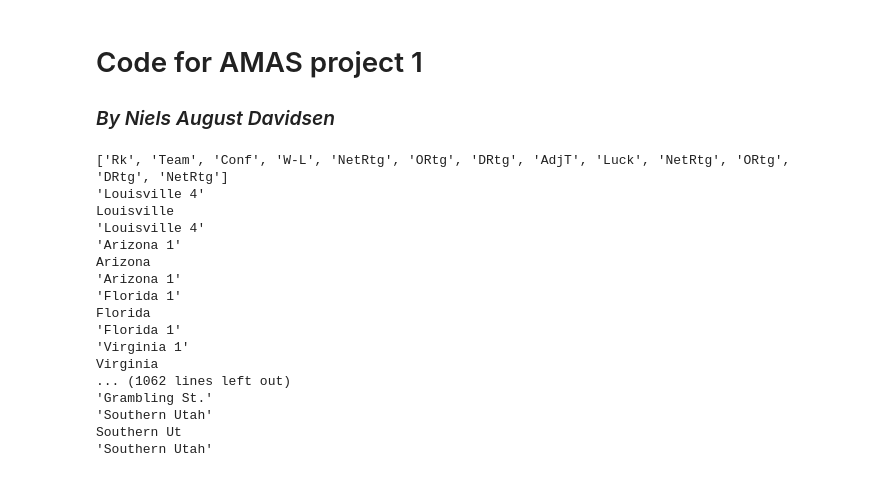
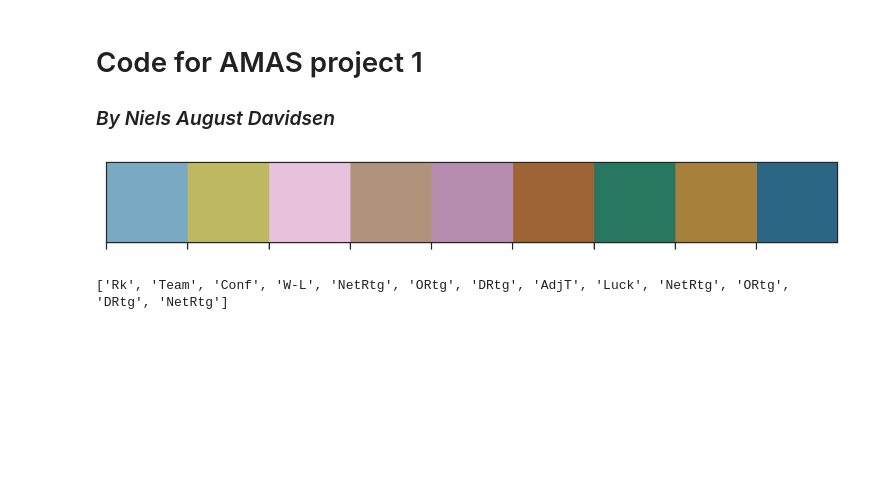
Before and after one commit to nielsdavidsen/AMAS_2025, a Jupyter notebook: Projects/Project_1/Project_1_Niels_Davidsen.ipynb, the cells around one changed output. Cells and saved outputs as stored; diff of their text form; code cells hidden in the pictures; blank space fills up the shorter version.

```diff
--- a/Projects/Project_1/Project_1_Niels_Davidsen.ipynb
+++ b/Projects/Project_1/Project_1_Niels_Davidsen.ipynb
@@ -8,0 +11,28 @@ import re
+# %%
+sns.set()
+sns.set_context("paper", font_scale=1.4)
+sns.set_style("ticks")
+#sns.set_style("darkgrid", {"axes.facecolor": ".9"})
+colors = sns.color_palette('colorblind', 10, desat = 0.5)
+colors = colors[::-1]
+colors.pop(2)
+sns.set_palette(colors)
+sns.palplot(colors)
+
+
+
+plt.rcParams['axes.grid'] = True
+#plt.rcParams['axes.grid.axis'] = 'y'
+#plt.rcParams['axes.grid.which'] = 'major'
+plt.rcParams['grid.linestyle'] = '--'
+plt.rcParams['grid.linewidth'] = 1.5
+plt.rcParams['figure.figsize'] = (16, 9)
+plt.rcParams['figure.dpi'] = 150
+#plt.style.use('seaborn-v0_8')
+
+rc = {"font.family" : "serif",
+      "mathtext.fontset" : "stix"}
+plt.rcParams.update(rc)
+plt.rcParams["font.serif"] = ["Times New Roman"] + plt.rcParams["font.serif"]
+# %% [output]
+[figure, added]
@@ -9,16 +42,16 @@ import re
 # %%
 
 # URL of the webpage
-url = 'https://www.nbi.dk/%7Ekoskinen/Teaching/AdvancedMethodsInAppliedStatistics2025/data/2014KenPomeroy.html'
+
 
 # Send a GET request to the webpage
-response = requests.get(url)
+response = requests.get(url_2014)
 response.raise_for_status()  # Ensure the request was successful
 
 # Parse the webpage content
 soup = BeautifulSoup(response.text, 'html.parser')
 
-# Find the table using soup (BS4)
+# Find the table using soup (BS4) - Table id is found by inspecting the HTML file of the webpage
 table = soup.find('table', {'id': 'ratings-table'})
 
 # Extract table headers
@@ -29,7 +62,7 @@ print(headers)
 
 # Finding strings with ONLY integers of length 1, 2 or 3
 pattern = re.compile(r'^\d{1,3}$')
-reg_city = re.compile(r'$\d+$')
+reg_city = re.compile(r'\d{1,2}$')
 
 # Extract table rows
 rows = []
@@ -46,15 +79,9 @@ for row_number,row in enumerate(table.find('tbody').find_all('tr')):
         if pattern.match(element) and i > 1:
             cells_text.pop(i)
 
-    print(repr(cells_text[1]))
-    print(cells_text[1][:-2])
-    matches = reg_city.match(cells_text[1])
-    if matches is not None:
-        cells_text[1] = cells_text[1][:-2]
-
-
-    print(repr(cells_text[1]))
-
+    reg_search = reg_city.search(cells_text[1])
+    if reg_search is not None:
+        cells_text[1] = cells_text[1][:- ( len(reg_search.group(0) ) + 1 )]
 
     # Creating an fail-safe for the case where the length of cells_text does not match the length of headers
     if len(cells_text) != len(headers):
@@ -64,19 +91,3 @@ for row_number,row in enumerate(table.find('tbody').find_all('tr')):
     rows.append(cells_text)
 # %% [output]
 ['Rk', 'Team', 'Conf', 'W-L', 'NetRtg', 'ORtg', 'DRtg', 'AdjT', 'Luck', 'NetRtg', 'ORtg', 'DRtg', 'NetRtg']
-'Louisville 4'
-Louisville
-'Louisville 4'
-'Arizona 1'
-Arizona
-'Arizona 1'
-'Florida 1'
-Florida
-'Florida 1'
-'Virginia 1'
-Virginia
-... (1062 lines left out)
-'Grambling St.'
-'Southern Utah'
-Southern Ut
-'Southern Utah'
```
Also changed, not shown: parts of 6 cells of this notebook, 4 other files.
